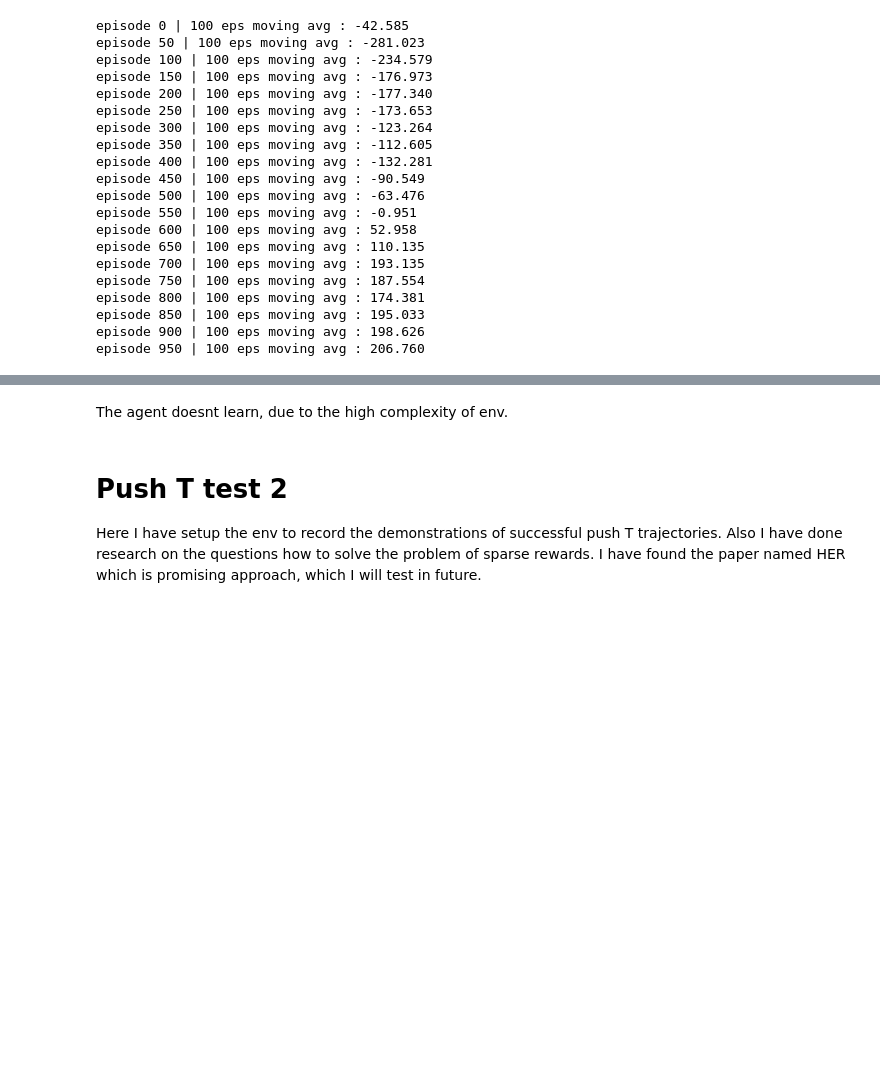
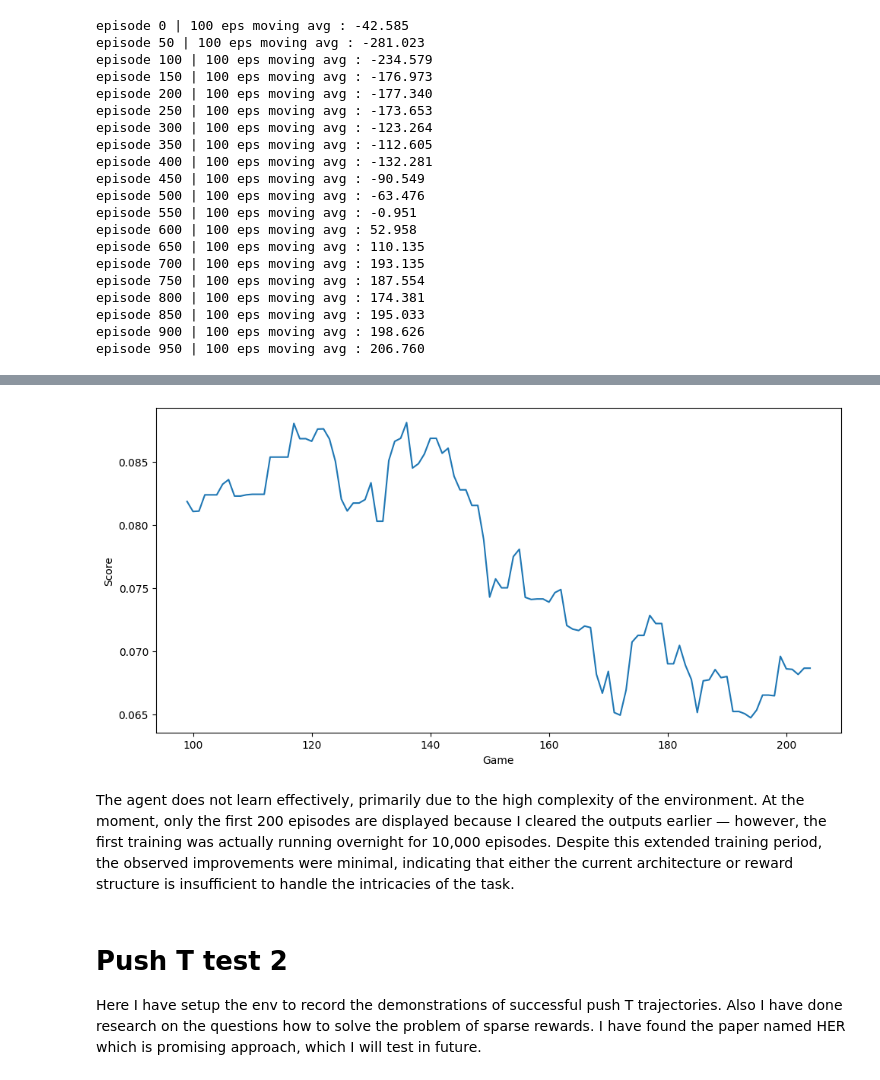
Before and after one commit to 33may/ml_portfolio, a Jupyter notebook: AIA/rl/lander/main.ipynb, the cells around one changed output, grey strips where cells are left out. Saved outputs shown, nothing was run; the diff lists cells and outputs as text; code cells hidden in the pictures; blank space fills up the shorter version.

```diff
--- a/AIA/rl/lander/main.ipynb
+++ b/AIA/rl/lander/main.ipynb
@@ -233,7 +260,9 @@ for i in range(10000):
 # %%
-env.close()
+plot_learning_curve(score_history, window=100)
+# %% [output]
+[figure, added]
 # %% [markdown]
-The agent doesnt learn, due to the high complexity of env.
+The agent does not learn effectively, primarily due to the high complexity of the environment. At the moment, only the first 200 episodes are displayed because I cleared the outputs earlier — however, the first training was actually running overnight for 10,000 episodes. Despite this extended training period, the observed improvements were minimal, indicating that either the current architecture or reward structure is insufficient to handle the intricacies of the task.
 # %% [markdown]
 # Push T test 2
 
```
Also changed, not shown: parts of 10 cells of this notebook, 2 other files.
